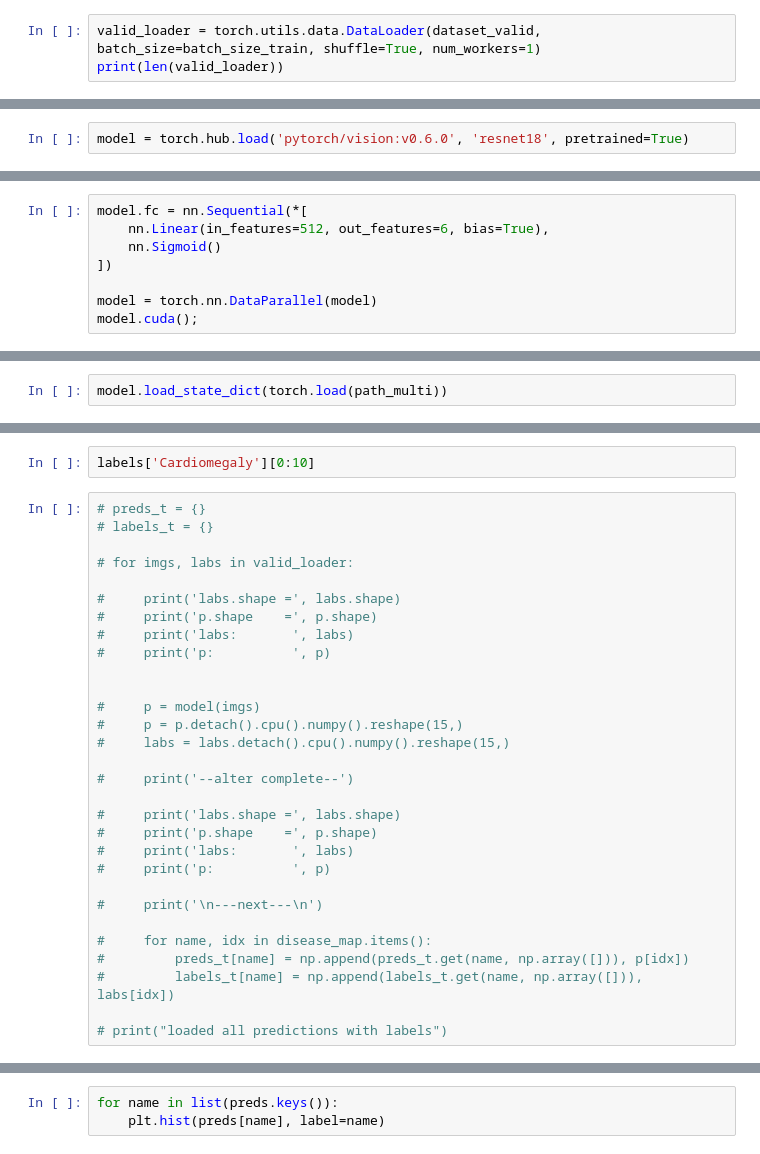
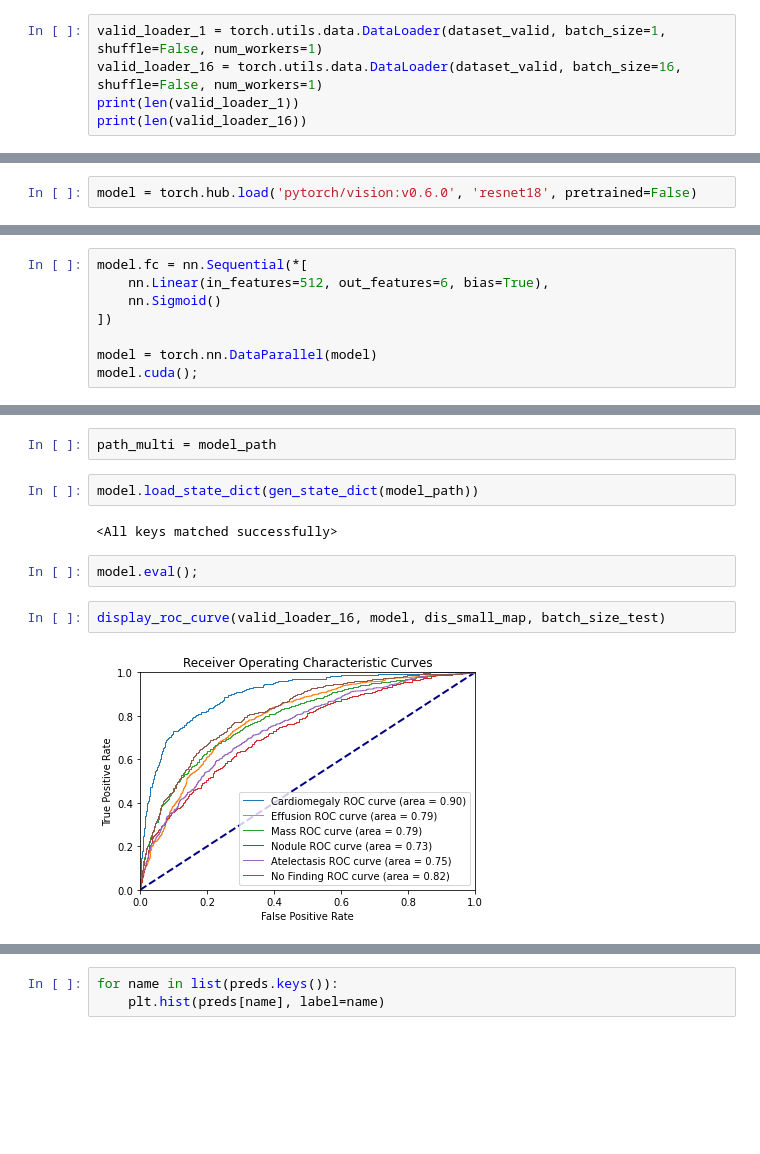
Before and after one commit to nichpass/Bucknell-Senior-Design-2021, a Jupyter notebook: multi_label_class_roc.ipynb, the cells around one changed output, grey strips where cells are left out. Saved outputs shown, nothing was run; the diff lists cells and outputs as text; blank space fills up the shorter version.

```diff
--- a/multi_label_class_roc.ipynb
+++ b/multi_label_class_roc.ipynb
@@ -209,4 +218,6 @@ disease:  No Finding num images used:  5000
 # %%
-valid_loader = torch.utils.data.DataLoader(dataset_valid, batch_size=batch_size_train, shuffle=True, num_workers=1)
-print(len(valid_loader))
+valid_loader_1 = torch.utils.data.DataLoader(dataset_valid, batch_size=1, shuffle=False, num_workers=1)
+valid_loader_16 = torch.utils.data.DataLoader(dataset_valid, batch_size=16, shuffle=False, num_workers=1)
+print(len(valid_loader_1))
+print(len(valid_loader_16))
 # %% [output]
@@ -214,5 +226,5 @@ print(len(valid_loader))
 # %%
-model = torch.hub.load('pytorch/vision:v0.6.0', 'resnet18', pretrained=True)
+model = torch.hub.load('pytorch/vision:v0.6.0', 'resnet18', pretrained=False)
 # %% [output]
 Using cache found in /home/npp002/.cache/torch/hub/pytorch_vision_v0.6.0
 # %%
@@ -236,2 +237,0 @@ torch.save(new_state_dict, path_multi)
-# %%
-model.load_state_dict(torch.load(path_multi))
@@ -336,35 +238,15 @@ preds['Cardiomegaly'][0:10]
-# %%
-labels['Cardiomegaly'][0:10]
-# %%
-# preds_t = {}
-# labels_t = {}
-
-# for imgs, labs in valid_loader:
-
-#     print('labs.shape =', labs.shape)
-#     print('p.shape    =', p.shape)
-#     print('labs:       ', labs)
-#     print('p:          ', p)
-
-
-#     p = model(imgs)
-#     p = p.detach().cpu().numpy().reshape(15,)
-#     labs = labs.detach().cpu().numpy().reshape(15,)
-
-#     print('--alter complete--')
-
-#     print('labs.shape =', labs.shape)
-#     print('p.shape    =', p.shape)
-#     print('labs:       ', labs)
-#     print('p:          ', p)
-
-#     print('\n---next---\n')
-
-#     for name, idx in disease_map.items():
-#         preds_t[name] = np.append(preds_t.get(name, np.array([])), p[idx])
-#         labels_t[name] = np.append(labels_t.get(name, np.array([])), labs[idx])
-
-# print("loaded all predictions with labels")
+# %%
+path_multi = model_path
+# %%
+model.load_state_dict(gen_state_dict(model_path))
+# %% [output]
+<All keys matched successfully>
+# %%
+model.eval();
+# %%
+display_roc_curve(valid_loader_16, model, dis_small_map, batch_size_test)
+# %% [output]
+[figure, added]
 # %%
 plt.hist(preds['Cardiomegaly'], label='Cardiomegaly')
 plt.hist(preds['Effusion'], label='Effusion')
```
Also changed, not shown: parts of 15 cells of this notebook, 2 other files.
